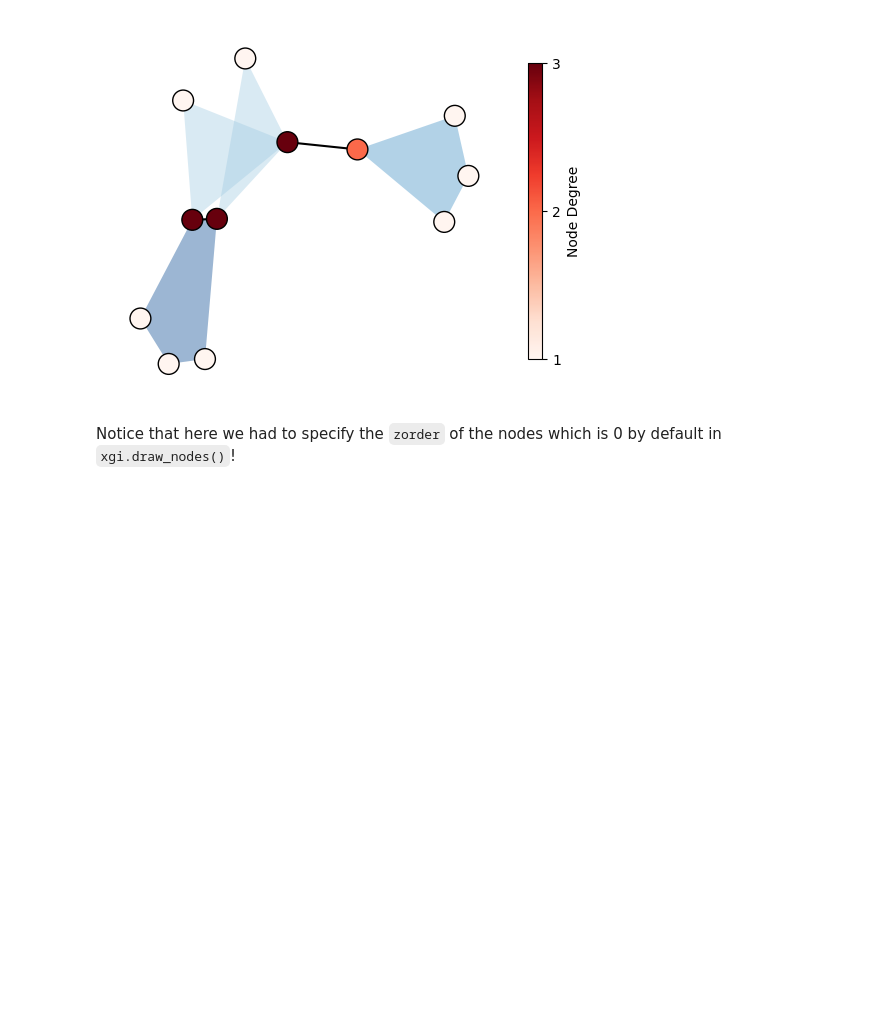
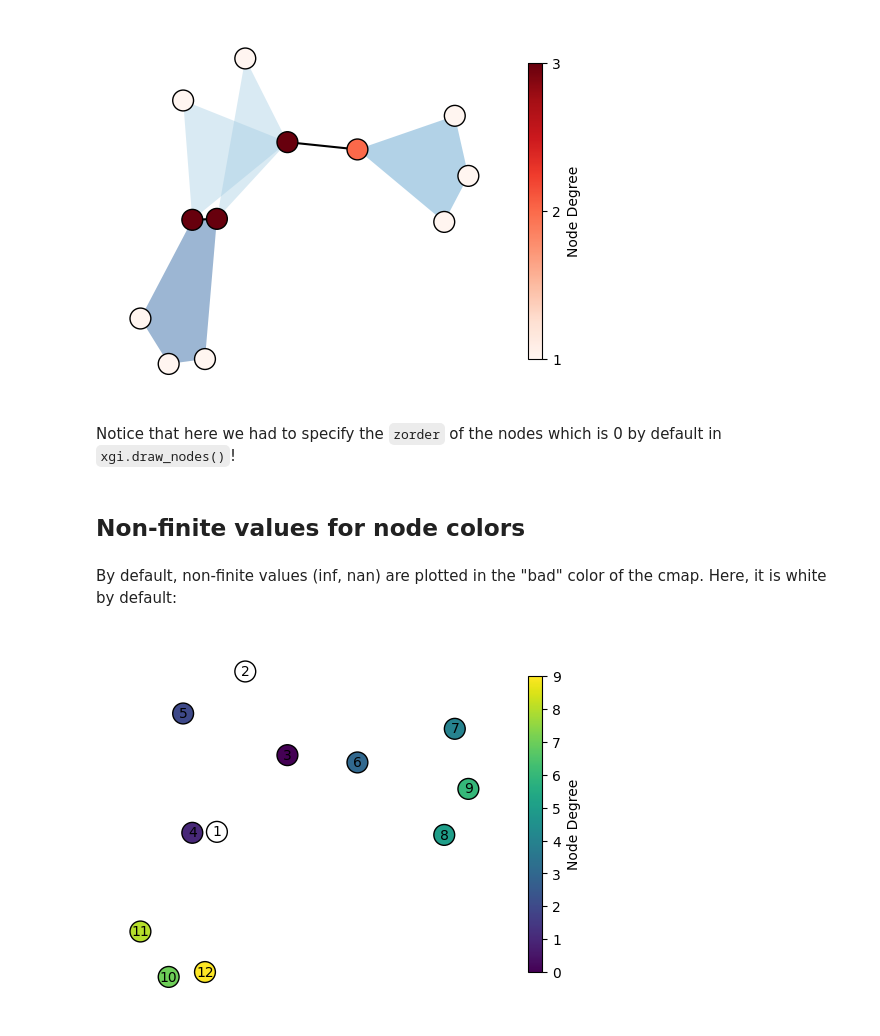
Before and after one commit to xgi-org/xgi, a Jupyter notebook: tutorials/In Depth 1 - Drawing nodes.ipynb, the cells around one changed output. Cells and saved outputs as stored; diff of their text form; code cells hidden in the pictures; blank space fills up the shorter version.

Commit message:
tuto: added non-finite color values

```diff
--- a/tutorials/In Depth 1 - Drawing nodes.ipynb
+++ b/tutorials/In Depth 1 - Drawing nodes.ipynb
@@ -106,3 +106,16 @@ plt.colorbar(node_collection, label="Node Degree", shrink=0.8, ticks=[1, 2, 3])
 [figure]
 # %% [markdown]
 Notice that here we had to specify the `zorder` of the nodes which is 0 by default in `xgi.draw_nodes()`!
+# %% [markdown]
+## Non-finite values for node colors
+# %% [markdown]
+By default, non-finite values (inf, nan) are plotted in the "bad" color of the cmap. Here, it is white by default:
+# %%
+values = [np.inf, np.nan] + list(range(H.num_nodes-2)) # values for node colors
+
+ax, node_collection = xgi.draw_nodes(H, pos, node_fc=values, node_fc_cmap="viridis", node_labels=True)
+
+plt.colorbar(node_collection, label="Node Degree", shrink=0.8)
+plt.show()
+# %% [output]
+[figure, added]
```
Also changed, not shown: parts of 2 cells of this notebook.
